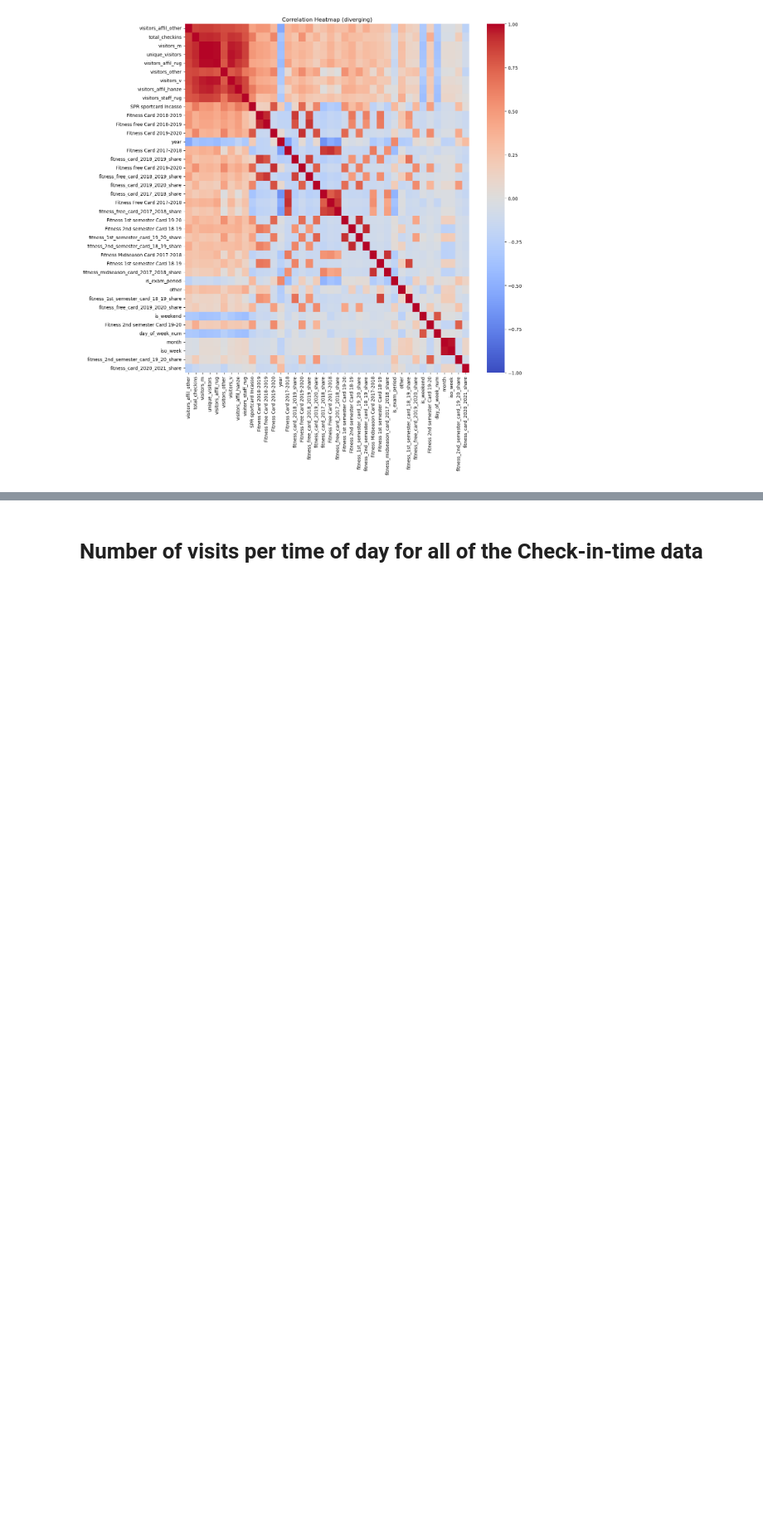
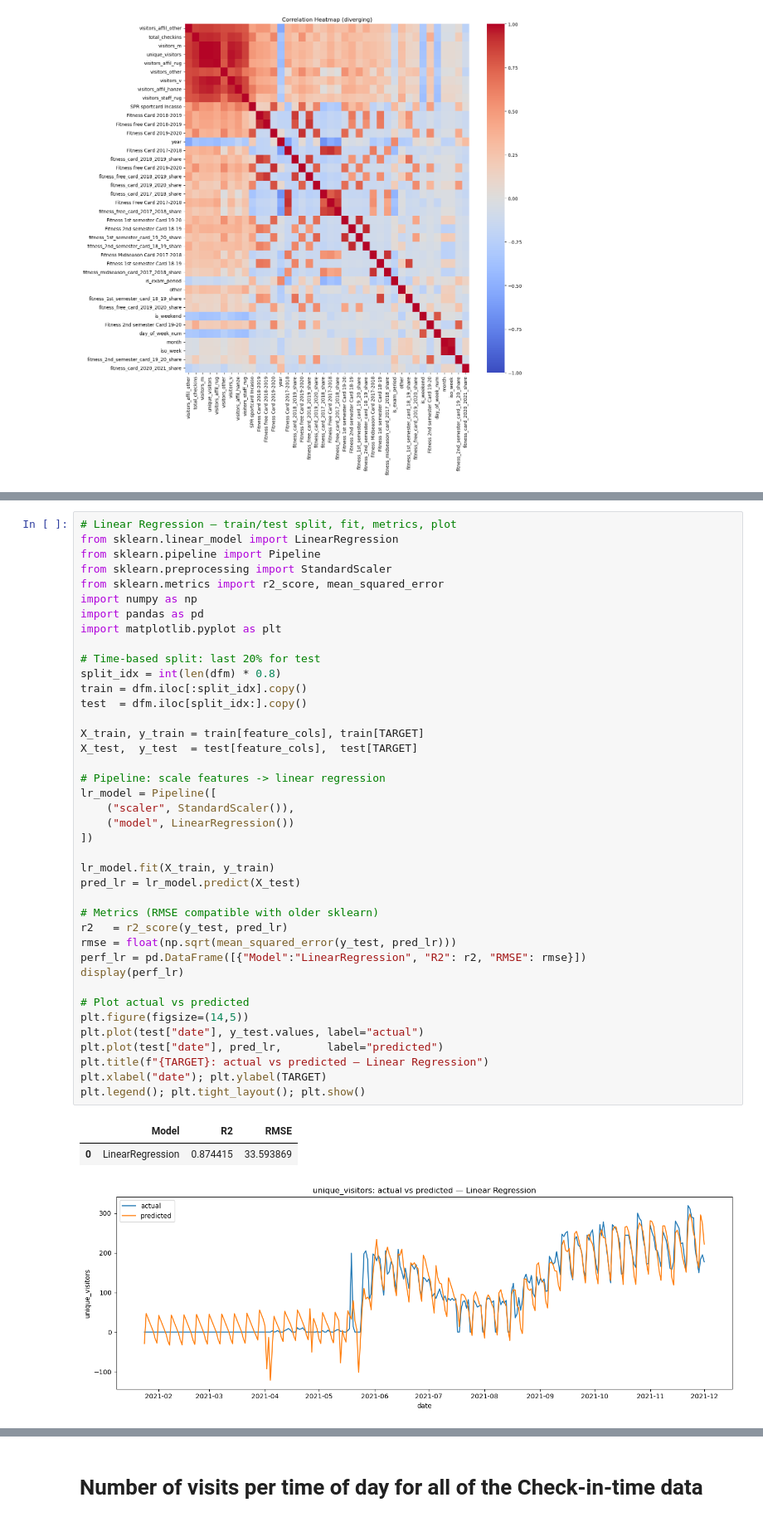
Before and after one commit to korho865/ACLO_project, a Jupyter notebook: ACLO_notebook.ipynb, the cells around one changed output, grey strips where cells are left out. Shown at 83% size. Saved outputs shown, nothing was run; the diff lists cells and outputs as text; blank space fills up the shorter version.

```diff
--- a/ACLO_notebook.ipynb
+++ b/ACLO_notebook.ipynb
@@ -486,0 +575,44 @@ plt.show()
+# %%
+# Linear Regression — train/test split, fit, metrics, plot
+from sklearn.linear_model import LinearRegression
+from sklearn.pipeline import Pipeline
+from sklearn.preprocessing import StandardScaler
+from sklearn.metrics import r2_score, mean_squared_error
+import numpy as np
+import pandas as pd
+import matplotlib.pyplot as plt
+
+# Time-based split: last 20% for test
+split_idx = int(len(dfm) * 0.8)
+train = dfm.iloc[:split_idx].copy()
+test  = dfm.iloc[split_idx:].copy()
+
+X_train, y_train = train[feature_cols], train[TARGET]
+X_test,  y_test  = test[feature_cols],  test[TARGET]
+
+# Pipeline: scale features -> linear regression
+lr_model = Pipeline([
+    ("scaler", StandardScaler()),
+    ("model", LinearRegression())
+])
+
+lr_model.fit(X_train, y_train)
+pred_lr = lr_model.predict(X_test)
+
+# Metrics (RMSE compatible with older sklearn)
+r2   = r2_score(y_test, pred_lr)
+rmse = float(np.sqrt(mean_squared_error(y_test, pred_lr)))
+perf_lr = pd.DataFrame([{"Model":"LinearRegression", "R2": r2, "RMSE": rmse}])
+display(perf_lr)
+
+# Plot actual vs predicted
+plt.figure(figsize=(14,5))
+plt.plot(test["date"], y_test.values, label="actual")
+plt.plot(test["date"], pred_lr,       label="predicted")
+plt.title(f"{TARGET}: actual vs predicted — Linear Regression")
+plt.xlabel("date"); plt.ylabel(TARGET)
+plt.legend(); plt.tight_layout(); plt.show()
+# %% [output]
+|  | Model | R2 | RMSE |
+| 0 | LinearRegression | 0.874415 | 33.593869 |
+[figure, added]
```
Also changed, not shown: parts of 13 cells of this notebook.
